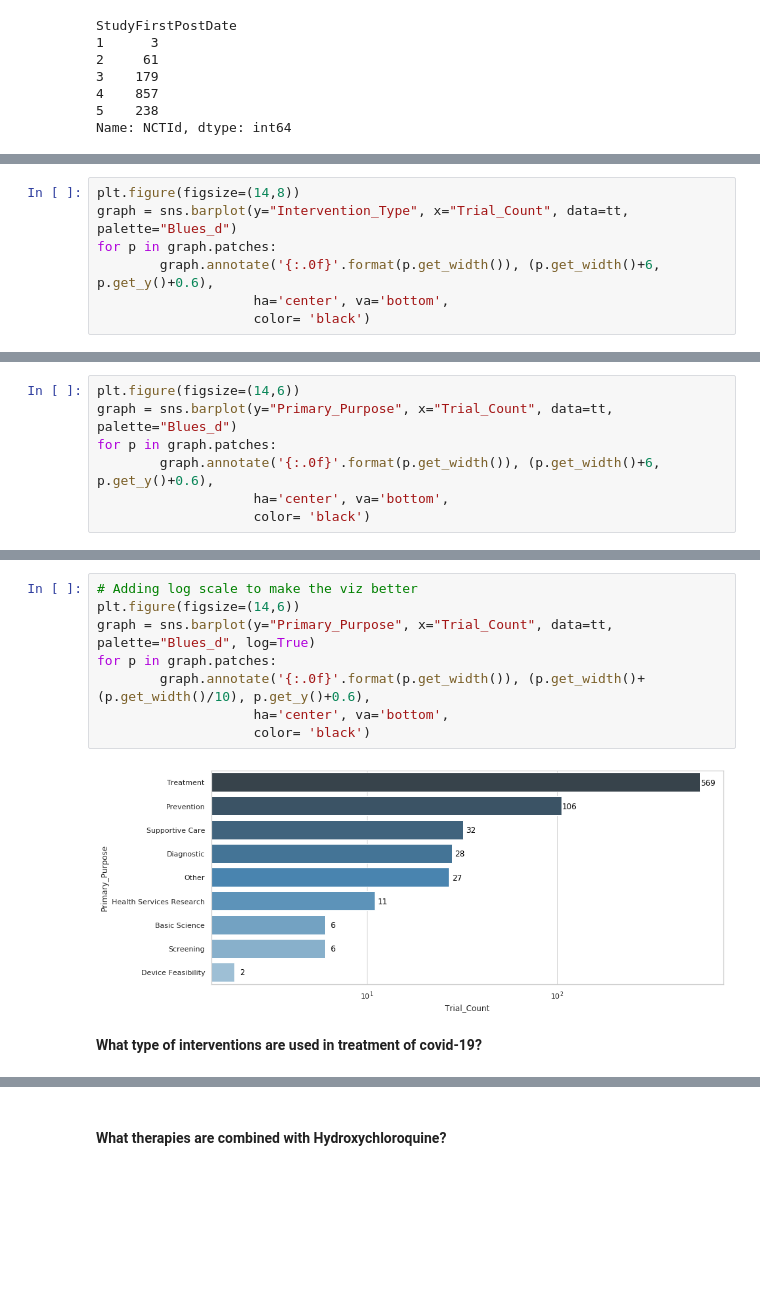
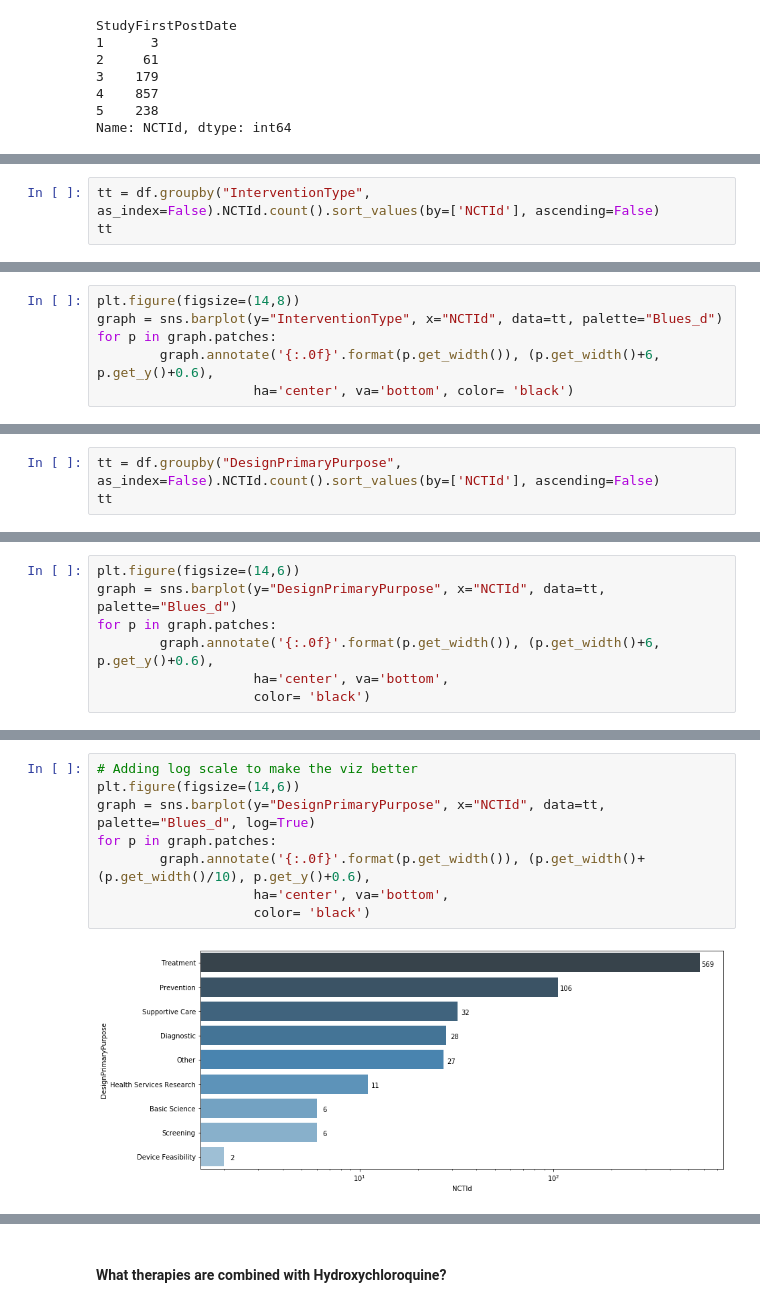
Before and after one commit to AksChougule/clinical-text, a Jupyter notebook: cov19-ct-gov-api/COVID-19-clinical-trials-v2.ipynb, the cells around one changed output, grey strips where cells are left out. Saved outputs shown, nothing was run; the diff lists cells and outputs as text; blank space fills up the shorter version.

```diff
--- a/cov19-ct-gov-api/COVID-19-clinical-trials-v2.ipynb
+++ b/cov19-ct-gov-api/COVID-19-clinical-trials-v2.ipynb
@@ -216,0 +205,3 @@ tt
+# %%
+tt = df.groupby("InterventionType", as_index=False).NCTId.count().sort_values(by=['NCTId'], ascending=False)
+tt
@@ -221,8 +225,7 @@ tt
 # %%
 plt.figure(figsize=(14,8))
-graph = sns.barplot(y="Intervention_Type", x="Trial_Count", data=tt, palette="Blues_d")
+graph = sns.barplot(y="InterventionType", x="NCTId", data=tt, palette="Blues_d")
 for p in graph.patches:
         graph.annotate('{:.0f}'.format(p.get_width()), (p.get_width()+6, p.get_y()+0.6),
-                    ha='center', va='bottom',
-                    color= 'black')
+                    ha='center', va='bottom', color= 'black')
 # %% [output]
@@ -247,0 +235,3 @@ tt
+# %%
+tt = df.groupby("DesignPrimaryPurpose", as_index=False).NCTId.count().sort_values(by=['NCTId'], ascending=False)
+tt
@@ -248,6 +249,6 @@ tt
 # %%
 plt.figure(figsize=(14,6))
-graph = sns.barplot(y="Primary_Purpose", x="Trial_Count", data=tt, palette="Blues_d")
+graph = sns.barplot(y="DesignPrimaryPurpose", x="NCTId", data=tt, palette="Blues_d")
 for p in graph.patches:
         graph.annotate('{:.0f}'.format(p.get_width()), (p.get_width()+6, p.get_y()+0.6),
                     ha='center', va='bottom',
@@ -257,12 +258,10 @@ for p in graph.patches:
 # %%
 # Adding log scale to make the viz better
 plt.figure(figsize=(14,6))
-graph = sns.barplot(y="Primary_Purpose", x="Trial_Count", data=tt, palette="Blues_d", log=True)
+graph = sns.barplot(y="DesignPrimaryPurpose", x="NCTId", data=tt, palette="Blues_d", log=True)
 for p in graph.patches:
         graph.annotate('{:.0f}'.format(p.get_width()), (p.get_width()+(p.get_width()/10), p.get_y()+0.6),
                     ha='center', va='bottom',
                     color= 'black')
 # %% [output]
-[figure, old version]
+[figure, new version]
-# %% [markdown]
-**What type of interventions are used in treatment of covid-19?**
```
Also changed, not shown: parts of 115 cells of this notebook.
